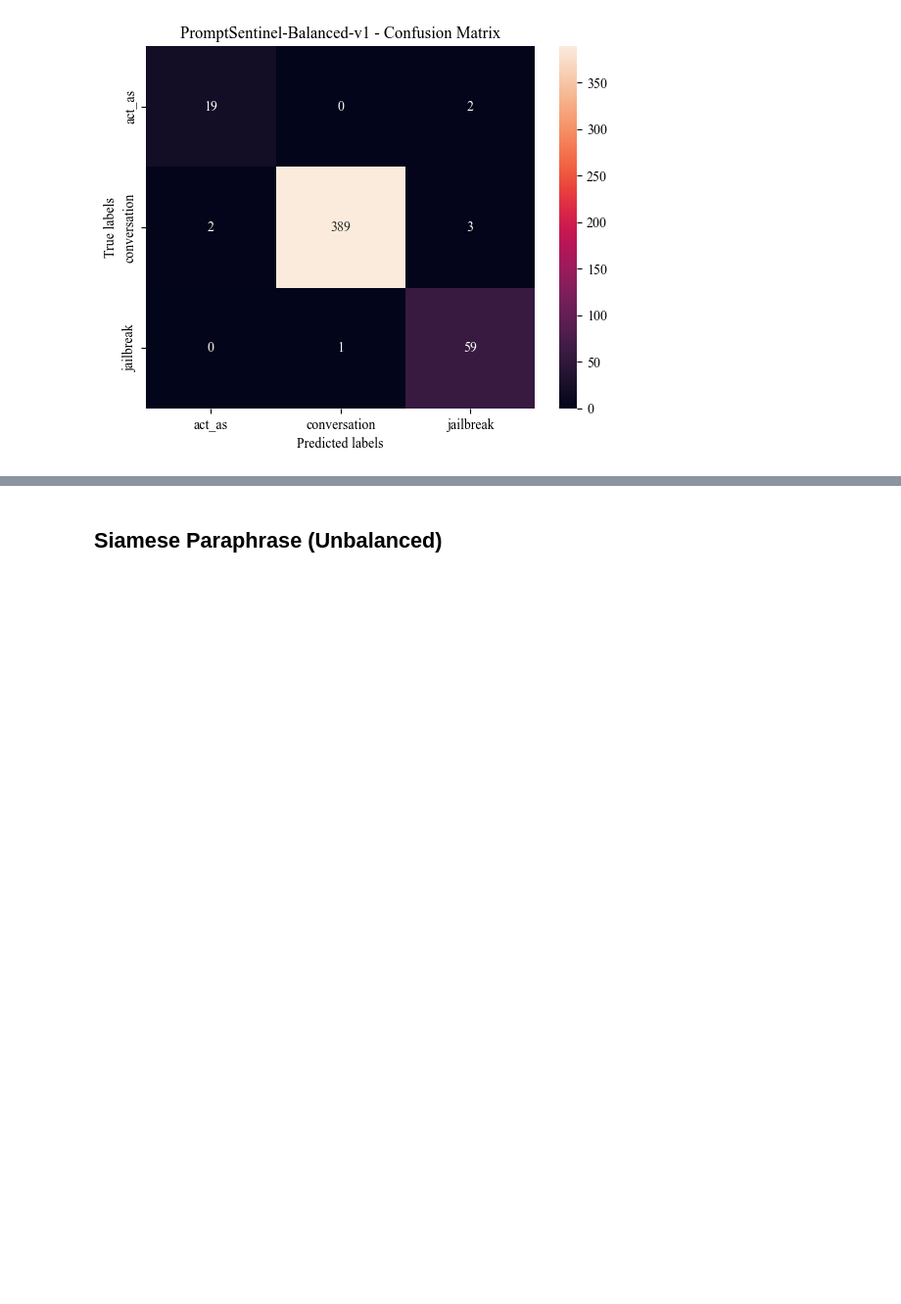
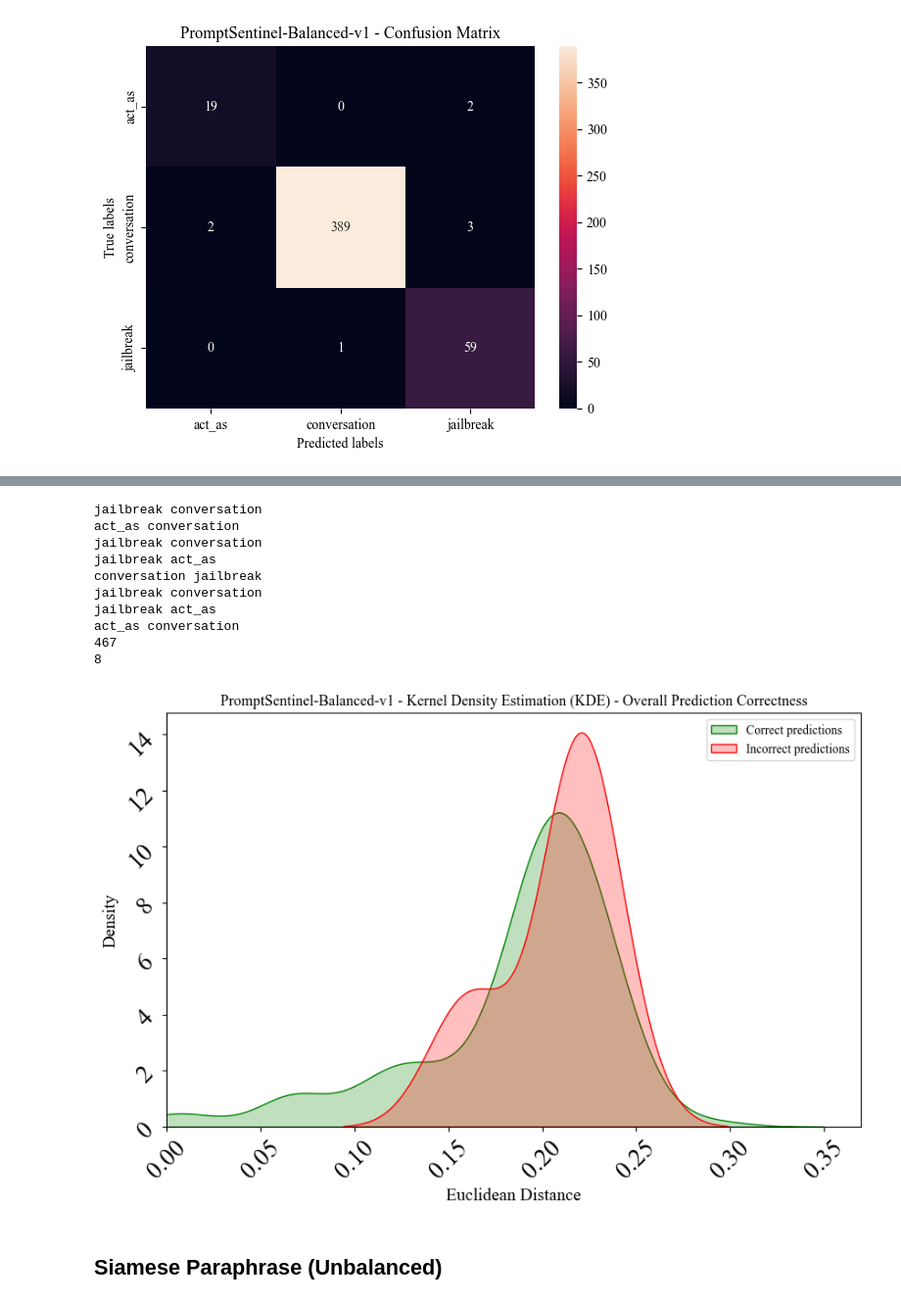
Before and after one commit to llm-security-research/malicious-prompts, a Jupyter notebook: siamese_evaluation.ipynb, the cells around one changed output, grey strips where cells are left out. Shown at 98% size. Saved outputs shown, nothing was run; the diff lists cells and outputs as text; code cells hidden in the pictures; blank space fills up the shorter version.

```diff
--- a/siamese_evaluation.ipynb
+++ b/siamese_evaluation.ipynb
@@ -691,3 +707,17 @@ accuracy &                                 &            & 0.9832 & 475 \\
+# %%
+plot_correctness(preds_distances, preds, true_categories, 'PromptSentinel-Balanced-v1')
+# %% [output]
+jailbreak conversation
+act_as conversation
+jailbreak conversation
+jailbreak act_as
+conversation jailbreak
+jailbreak conversation
+jailbreak act_as
+act_as conversation
+467
+8
+[figure, added]
 # %% [markdown]
 ## Siamese Paraphrase (Unbalanced)
 # %%
```
Also changed, not shown: parts of 10 cells of this notebook, 6 other files.
